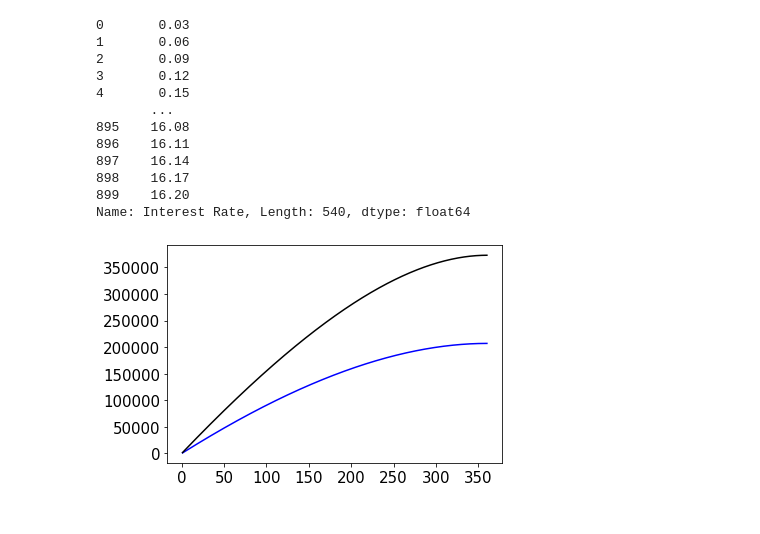
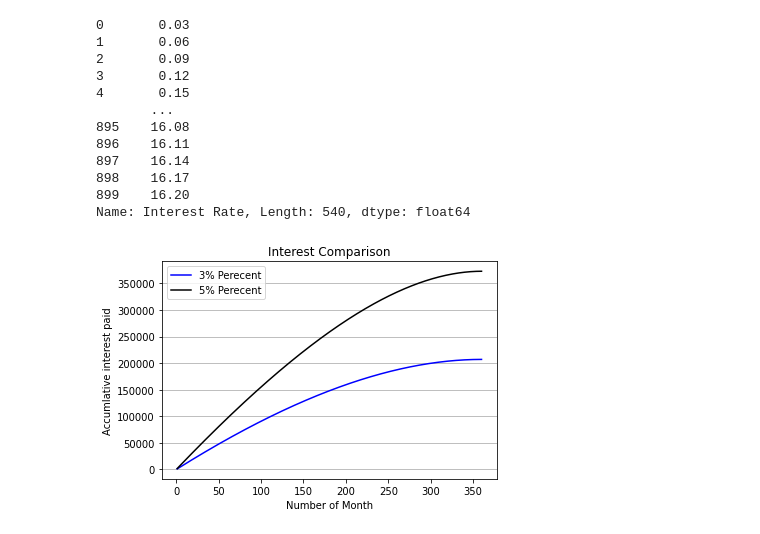
Before and after one commit to amrrahman1/Recreate-Graph, a Jupyter notebook: Re_create_Graph.ipynb, the cells around one changed output. Cells and saved outputs as stored; diff of their text form; code cells hidden in the pictures.

```diff
--- a/Re_create_Graph.ipynb
+++ b/Re_create_Graph.ipynb
@@ -120,11 +124,16 @@ Name: Interest Rate, Length: 540, dtype: float64
 # %%
-#
-plt.plot(new_df['Month'],new_df['Interest Paid'].cumsum(),c='b')
-plt.plot(new_df_five['Month'],new_df_five['Interest Paid'].cumsum(),c='k')
-plt.xticks(fontsize=15)
-plt.yticks(fontsize=15)
+# Recreate the Graph
 
-
+# for the legend controls I searched "stack over flow"
+plt.plot(new_df['Month'],new_df['Interest Paid'].cumsum(),c='b', label='3% Perecent')
+plt.plot(new_df_five['Month'],new_df_five['Interest Paid'].cumsum(),c='k', label ='5% Perecent')
+plt.legend(loc="upper left")
+plt.yticks(size =10)
+plt.yticks(size =10)
+plt.xlabel ('Number of Month')
+plt.ylabel ('Accumlative interest paid')
+plt.title ('Interest Comparison')
+plt.grid(axis = 'y')
 plt.show()
 # %% [output]
-[figure, old version]
+[figure, new version]
```
Also changed, not shown: parts of 2 cells of this notebook.
